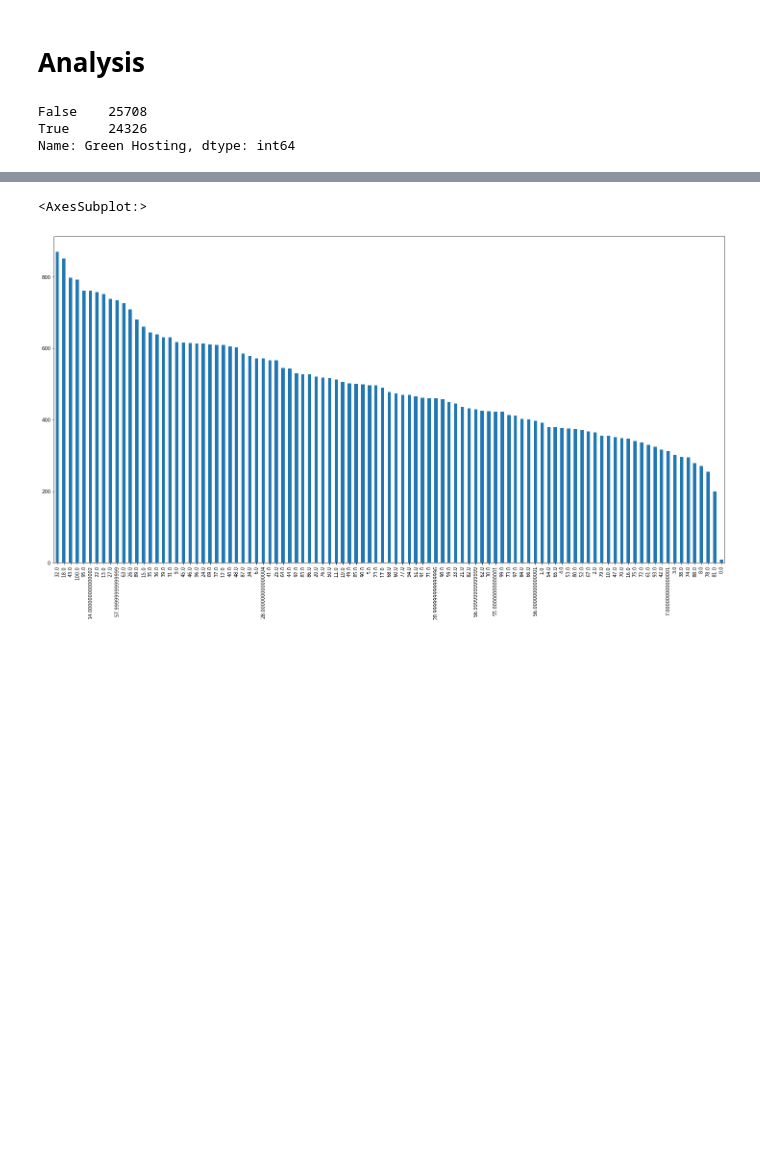
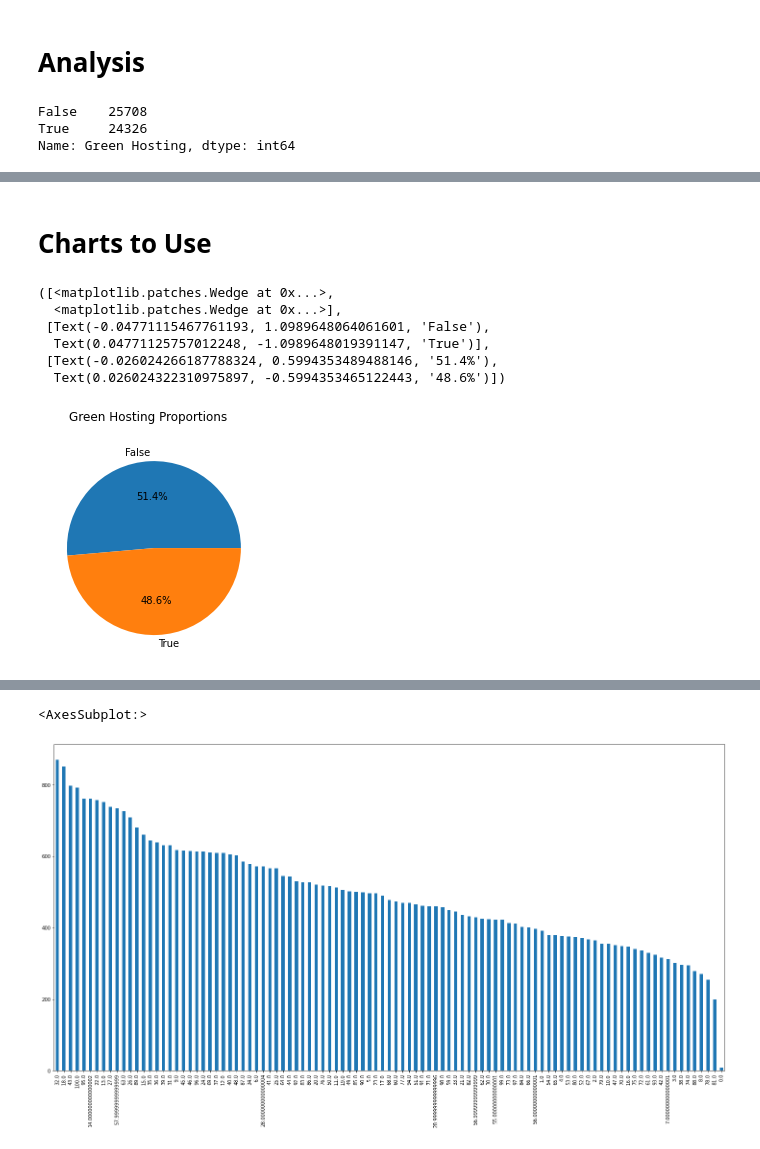
Before and after one commit to ivanivanov10101/bachelor-project, a Jupyter notebook: CSV.ipynb, the cells around one changed output, grey strips where cells are left out. Drawn from its saved outputs; the diff is of its cells as text; code cells hidden in the pictures; blank space fills up the shorter version.

```diff
--- a/CSV.ipynb
+++ b/CSV.ipynb
@@ -563,0 +171,14 @@ for i in number_columns:
+# %% [markdown]
+# Charts to Use
+# %%
+# plt.figure(figsize=(10,10), dpi=300)
+plt.suptitle('Green Hosting Proportions', fontsize=12)
+plt.pie(df['Green Hosting'].value_counts(), labels=df['Green Hosting'].value_counts().index, autopct='%1.1f%%')
+# %% [output]
+([<matplotlib.patches.Wedge at 0x...>,
+  <matplotlib.patches.Wedge at 0x...>],
+ [Text(-0.04771115467761193, 1.0989648064061601, 'False'),
+  Text(0.04771125757012248, -1.0989648019391147, 'True')],
+ [Text(-0.026024266187788324, 0.5994353489488146, '51.4%'),
+  Text(0.026024322310975897, -0.5994353465122443, '48.6%')])
+[figure, new version]
```
Also changed, not shown: parts of 45 cells of this notebook, 4 other files.
